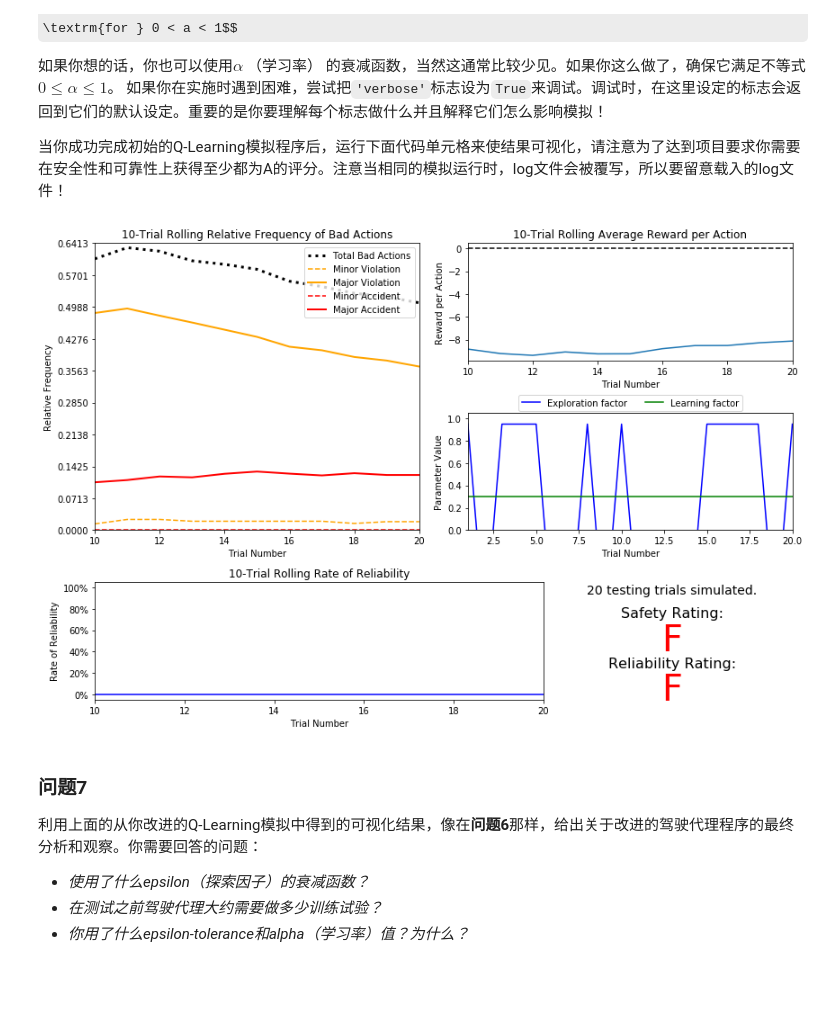
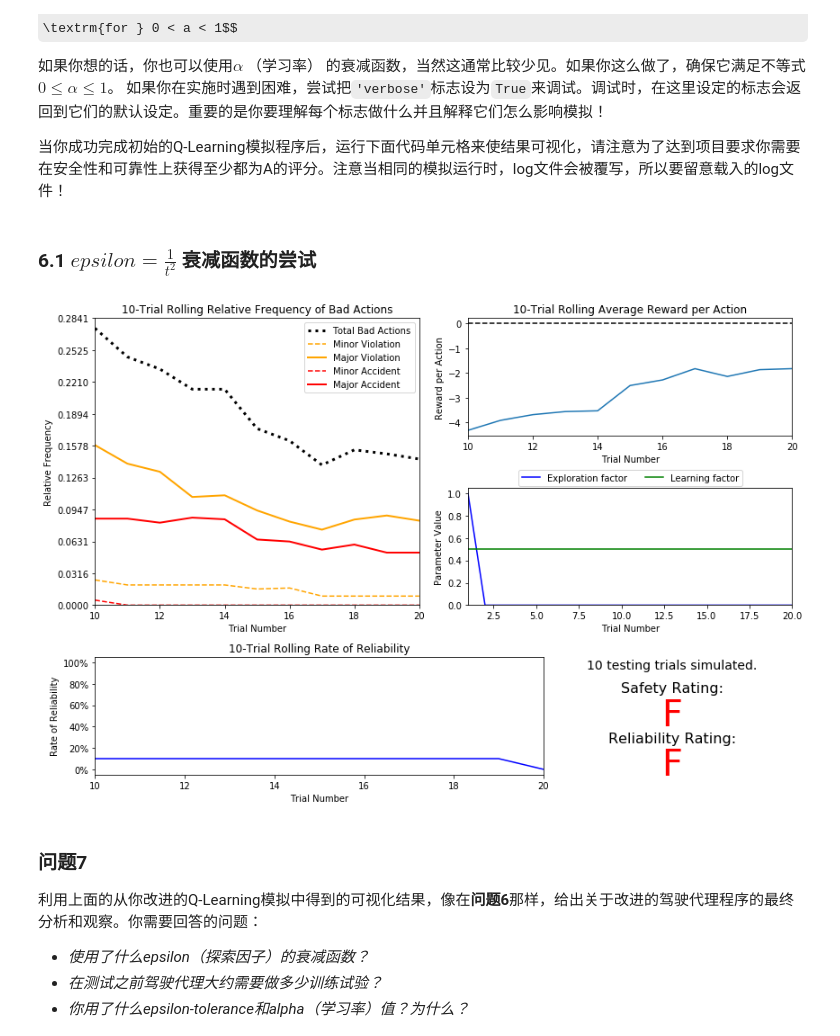
Before and after one commit to StevenHGuo/Reinforcement_Learning, a Jupyter notebook: smartcab.ipynb, the cells around one changed output. Drawn from its saved outputs; the diff is of its cells as text; code cells hidden in the pictures; some formulas as TeX source; blank space fills up the shorter version.

```diff
--- a/smartcab.ipynb
+++ b/smartcab.ipynb
@@ -236,11 +243,13 @@ $$ \epsilon = a^t, \textrm{for } 0 < a < 1 \hspace{50px}\epsilon = \frac{1}{t^2}
 如果你在实施时遇到困难，尝试把`'verbose'`标志设为`True`来调试。调试时，在这里设定的标志会返回到它们的默认设定。重要的是你要理解每个标志做什么并且解释它们怎么影响模拟！
 
 当你成功完成初始的Q-Learning模拟程序后，运行下面代码单元格来使结果可视化，请注意为了达到项目要求你需要在安全性和可靠性上获得至少都为A的评分。注意当相同的模拟运行时，log文件会被覆写，所以要留意载入的log文件！
+# %% [markdown]
+### 6.1 $epsilon = \frac{1}{t^2}$ 衰减函数的尝试
 # %%
 # Load the 'sim_improved-learning' file from the improved Q-Learning simulation
-vs.plot_trials('sim_improved-learning.csv')
+vs.plot_trials('sim_improved-learning1516115100.45.csv')
 # %% [output]
-[figure, old version]
+[figure, new version]
 # %% [markdown]
 ### 问题7
 利用上面的从你改进的Q-Learning模拟中得到的可视化结果，像在**问题6**那样，给出关于改进的驾驶代理程序的最终分析和观察。你需要回答的问题：
```
Also changed, not shown: parts of 3 cells of this notebook, 15 other files.
